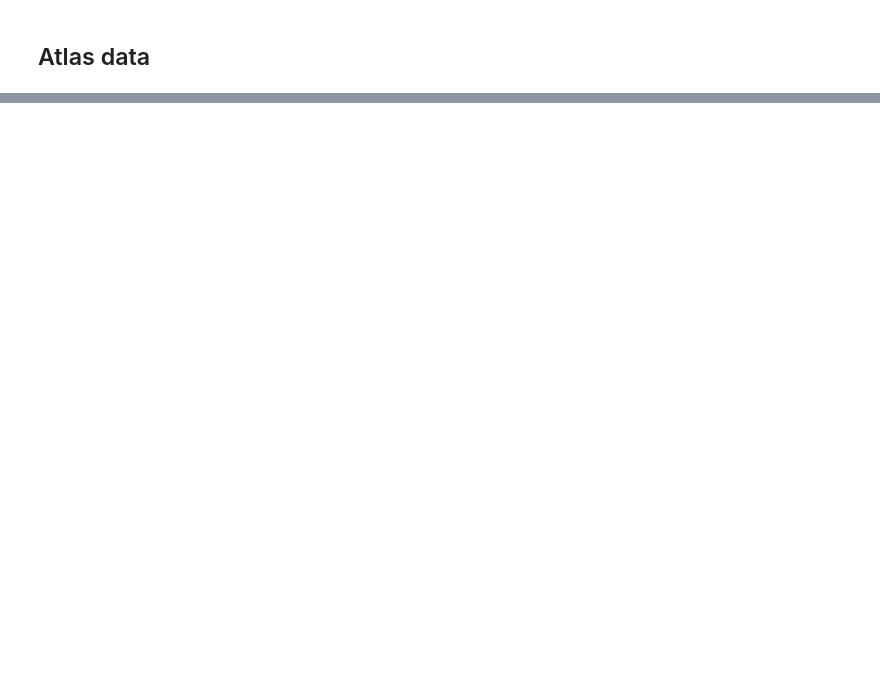
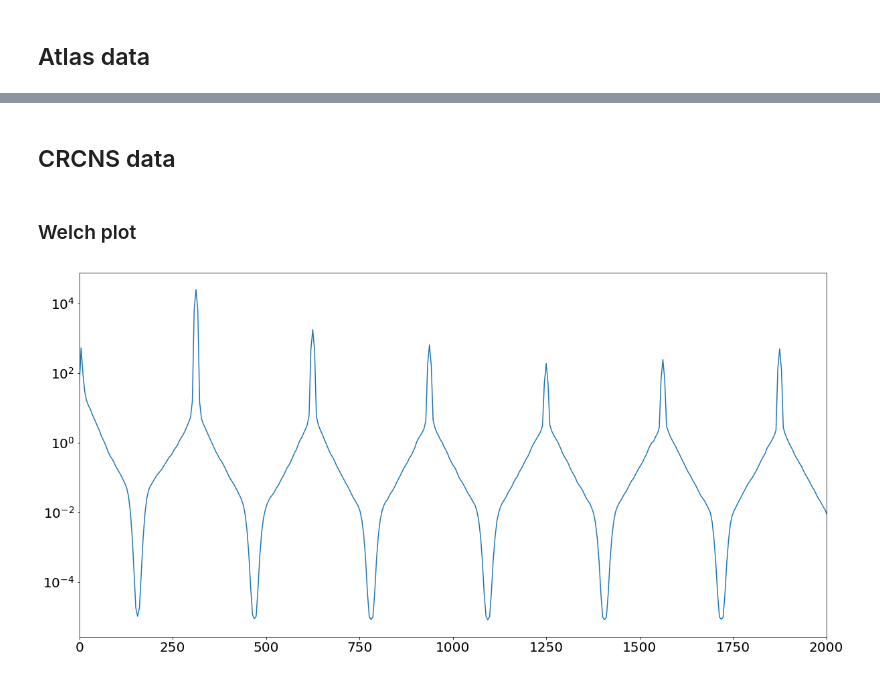
Before and after one commit to atabakd/start_brain, a Jupyter notebook: Comaprison.ipynb, the cells around one changed output, grey strips where cells are left out. Saved outputs shown, nothing was run; the diff lists cells and outputs as text; code cells hidden in the pictures; blank space fills up the shorter version.

```diff
--- a/Comaprison.ipynb
+++ b/Comaprison.ipynb
@@ -95,0 +100,14 @@ channel, start = fft_plot(data, fs, channel, start, good_channels=good_channels,
+# %% [markdown]
+## CRCNS data
+# %%
+filename =  home + 'crcns/hc-2/ec014.333/crcns/hc2/ec014.333/ec014.333.dat'
+num_channels = 64
+fs = 20000
+data_type = np.int16
+data = read_bin(filename, data_type, num_channels)
+# %% [markdown]
+### Welch plot
+# %%
+channel, start = welch_plot(data, fs)
+# %% [output]
+[figure, added]
```
Also changed, not shown: parts of 10 cells of this notebook.
